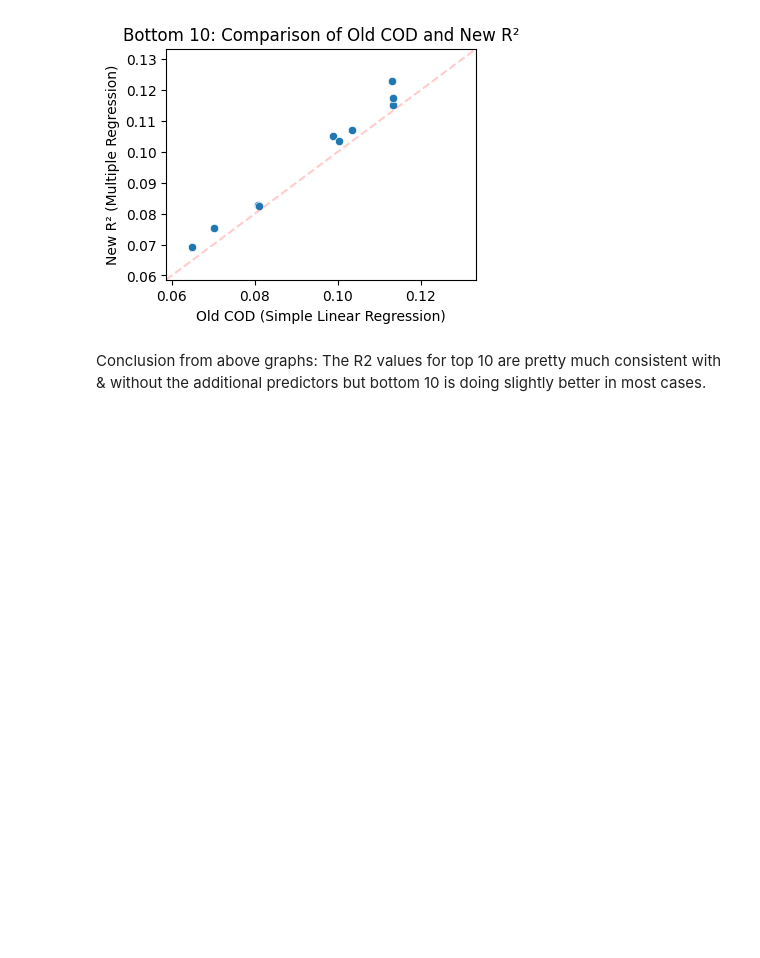
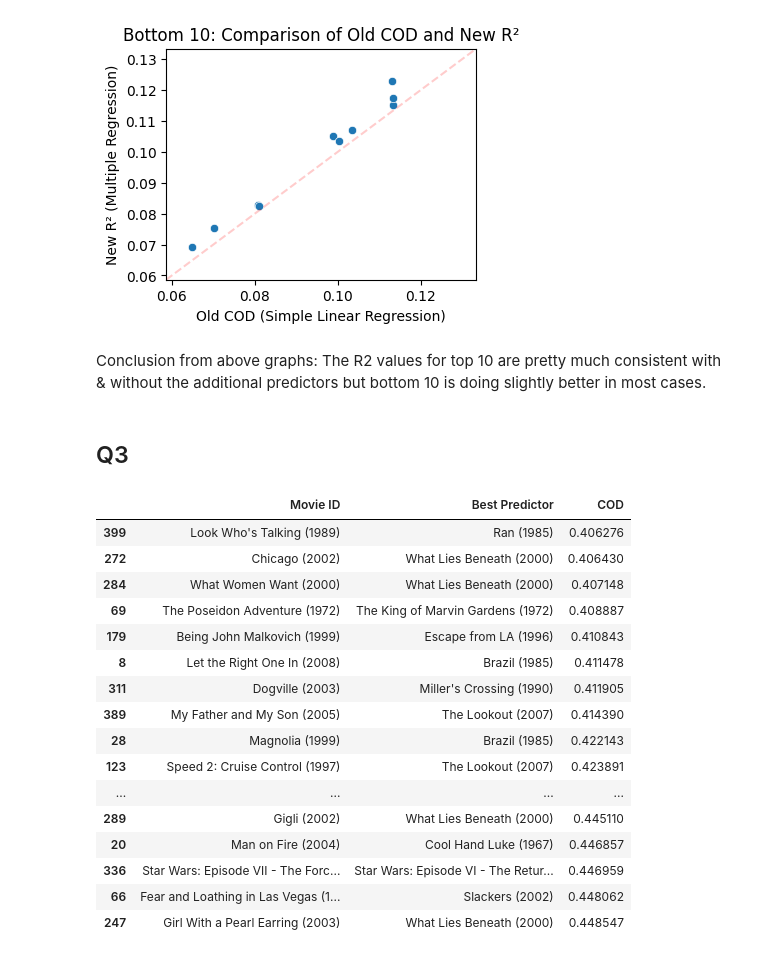
Before and after one commit to csendranshi/DSGA-1001-Project2, a Jupyter notebook: DS_project2.ipynb, the cells around one changed output. Saved outputs shown, nothing was run; the diff lists cells and outputs as text; code cells hidden in the pictures; blank space fills up the shorter version.

```diff
--- a/DS_project2.ipynb
+++ b/DS_project2.ipynb
@@ -470,3 +380,27 @@ plt.show()
 # %% [markdown]
 Conclusion from above graphs:
 The R2 values for top 10 are pretty much consistent with & without the additional predictors but bottom 10 is doing slightly better in most cases.
+# %% [markdown]
+## Q3
+# %%
+middle_30 = best_predictors_df.sort_values(by='COD')[250:280]
+# %%
+middle_30
+# %% [output]
+|  | Movie ID | Best Predictor | COD |
+| 399 | Look Who's Talking (1989) | Ran (1985) | 0.406276 |
+| 272 | Chicago (2002) | What Lies Beneath (2000) | 0.406430 |
+| 284 | What Women Want (2000) | What Lies Beneath (2000) | 0.407148 |
+| 69 | The Poseidon Adventure (1972) | The King of Marvin Gardens (1972) | 0.408887 |
+| 179 | Being John Malkovich (1999) | Escape from LA (1996) | 0.410843 |
+| 8 | Let the Right One In (2008) | Brazil (1985) | 0.411478 |
+| 311 | Dogville (2003) | Miller's Crossing (1990) | 0.411905 |
+| 389 | My Father and My Son (2005) | The Lookout (2007) | 0.414390 |
+| 28 | Magnolia (1999) | Brazil (1985) | 0.422143 |
+| 123 | Speed 2: Cruise Control (1997) | The Lookout (2007) | 0.423891 |
+| ... | ... | ... | ... |
+| 289 | Gigli (2002) | What Lies Beneath (2000) | 0.445110 |
+| 20 | Man on Fire (2004) | Cool Hand Luke (1967) | 0.446857 |
+| 336 | Star Wars: Episode VII - The Forc... | Star Wars: Episode VI - The Retur... | 0.446959 |
+| 66 | Fear and Loathing in Las Vegas (1... | Slackers (2002) | 0.448062 |
+| 247 | Girl With a Pearl Earring (2003) | What Lies Beneath (2000) | 0.448547 |
```
Also changed, not shown: parts of 2 cells of this notebook.
